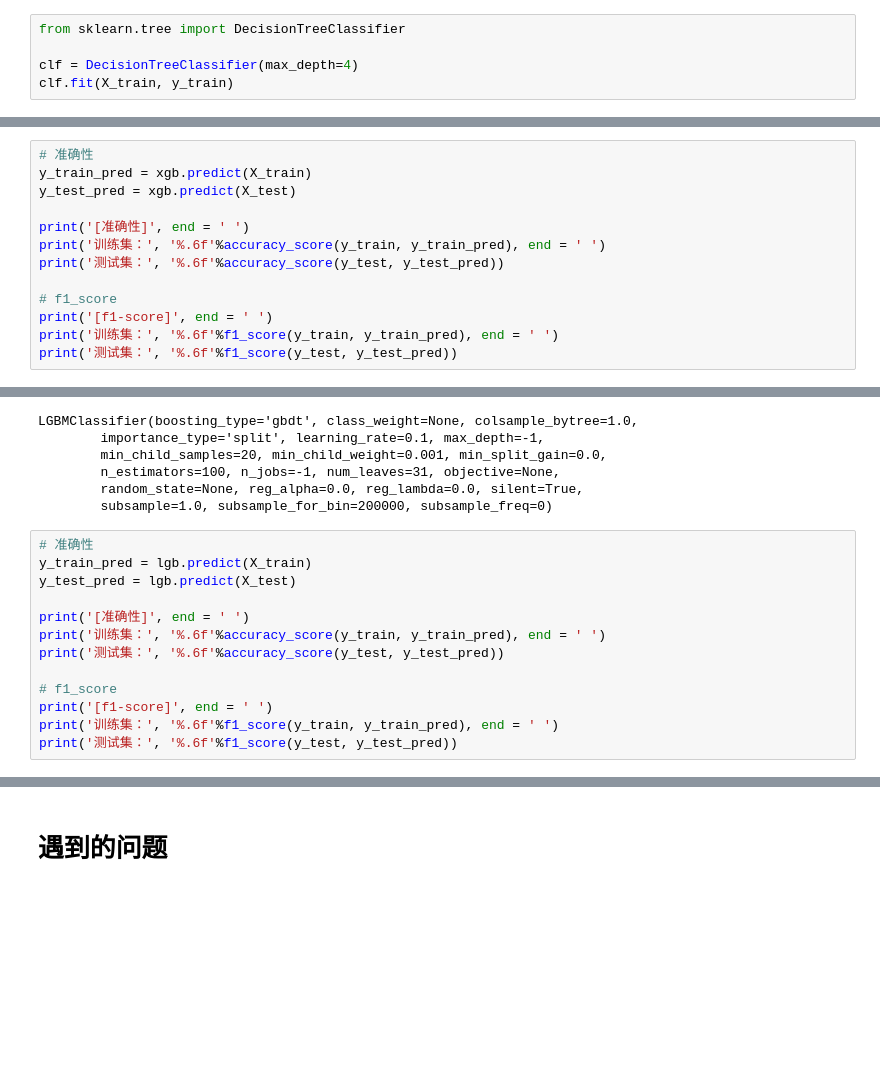
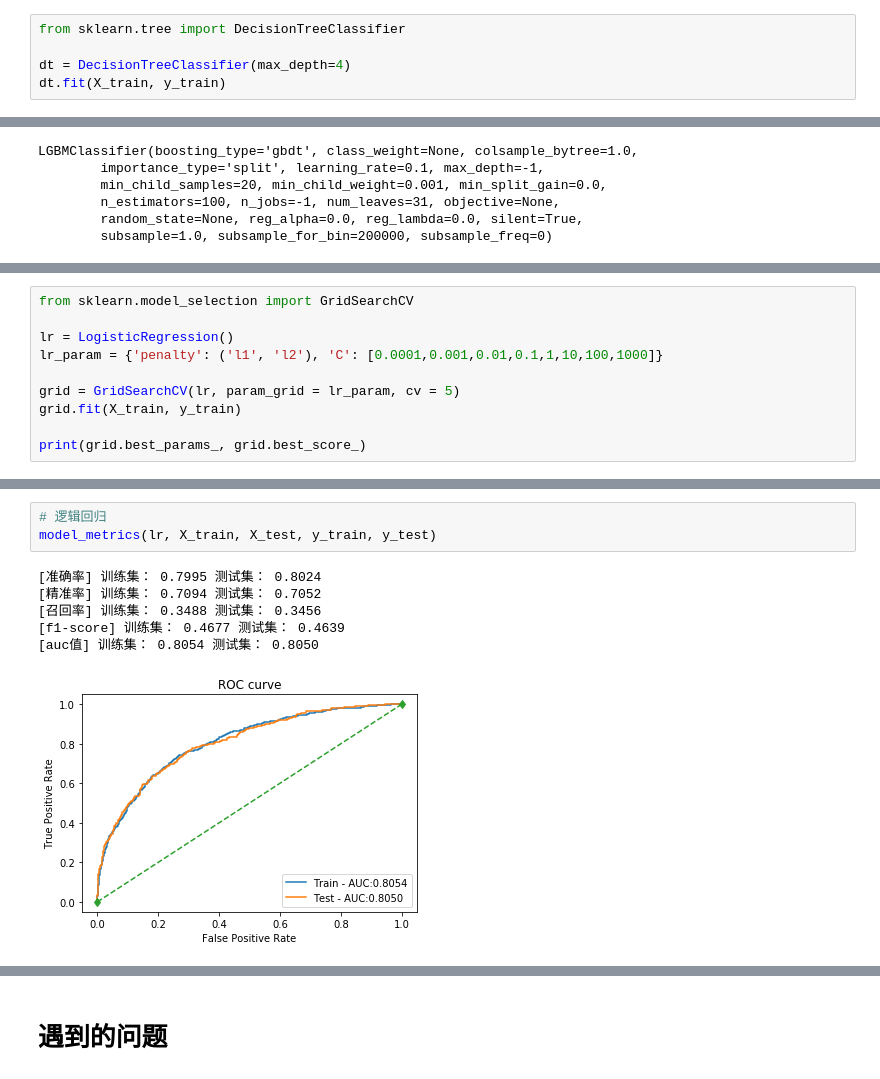
Before and after one commit to libihan/Exercise-ML, a Jupyter notebook: Finance.ipynb, the cells around one changed output, grey strips where cells are left out. Cells and saved outputs as stored; diff of their text form; blank space fills up the shorter version.

Commit message:
Update modelel_metrics

```diff
--- a/Finance.ipynb
+++ b/Finance.ipynb
@@ -251,8 +201,8 @@ SVC(C=1.0, cache_size=200, class_weight=None, coef0=0.0,
 # %%
 from sklearn.tree import DecisionTreeClassifier
 
-clf = DecisionTreeClassifier(max_depth=4)
-clf.fit(X_train, y_train)
+dt = DecisionTreeClassifier(max_depth=4)
+dt.fit(X_train, y_train)
 # %% [output]
 DecisionTreeClassifier(class_weight=None, criterion='gini', max_depth=4,
             max_features=None, max_leaf_nodes=None,
@@ -292,16 +226,3 @@ XGBClassifier(base_score=0.5, booster='gbtree', colsample_bylevel=1,
        n_jobs=1, nthread=None, objective='binary:logistic', random_state=0,
        reg_alpha=0, reg_lambda=1, scale_pos_weight=1, seed=None,
        silent=True, subsample=1)
-# %%
-# 准确性
-y_train_pred = xgb.predict(X_train)
-y_test_pred = xgb.predict(X_test)
-
-print('[准确性]', end = ' ')
-print('训练集：', '%.6f'%accuracy_score(y_train, y_train_pred), end = ' ')
-print('测试集：', '%.6f'%accuracy_score(y_test, y_test_pred))
-
-# f1_score
-print('[f1-score]', end = ' ')
-print('训练集：', '%.6f'%f1_score(y_train, y_train_pred), end = ' ')
-print('测试集：', '%.6f'%f1_score(y_test, y_test_pred))
@@ -322,16 +240,3 @@ LGBMClassifier(boosting_type='gbdt', class_weight=None, colsample_bytree=1.0,
         n_estimators=100, n_jobs=-1, num_leaves=31, objective=None,
         random_state=None, reg_alpha=0.0, reg_lambda=0.0, silent=True,
         subsample=1.0, subsample_for_bin=200000, subsample_freq=0)
-# %%
-# 准确性
-y_train_pred = lgb.predict(X_train)
-y_test_pred = lgb.predict(X_test)
-
-print('[准确性]', end = ' ')
-print('训练集：', '%.6f'%accuracy_score(y_train, y_train_pred), end = ' ')
-print('测试集：', '%.6f'%accuracy_score(y_test, y_test_pred))
-
-# f1_score
-print('[f1-score]', end = ' ')
-print('训练集：', '%.6f'%f1_score(y_train, y_train_pred), end = ' ')
-print('测试集：', '%.6f'%f1_score(y_test, y_test_pred))
@@ -340,0 +245,10 @@ print('测试集：', '%.6f'%f1_score(y_test, y_test_pred))
+# %%
+from sklearn.model_selection import GridSearchCV
+
+lr = LogisticRegression()
+lr_param = {'penalty': ('l1', 'l2'), 'C': [0.0001,0.001,0.01,0.1,1,10,100,1000]}
+
+grid = GridSearchCV(lr, param_grid = lr_param, cv = 5)
+grid.fit(X_train, y_train)
+
+print(grid.best_params_, grid.best_score_)
@@ -340,0 +311,10 @@ print('测试集：', '%.6f'%f1_score(y_test, y_test_pred))
+# %%
+# 逻辑回归
+model_metrics(lr, X_train, X_test, y_train, y_test)
+# %% [output]
+[准确率] 训练集： 0.7995 测试集： 0.8024
+[精准率] 训练集： 0.7094 测试集： 0.7052
+[召回率] 训练集： 0.3488 测试集： 0.3456
+[f1-score] 训练集： 0.4677 测试集： 0.4639
+[auc值] 训练集： 0.8054 测试集： 0.8050
+[figure, added]
```
Also changed, not shown: parts of 33 cells of this notebook.
